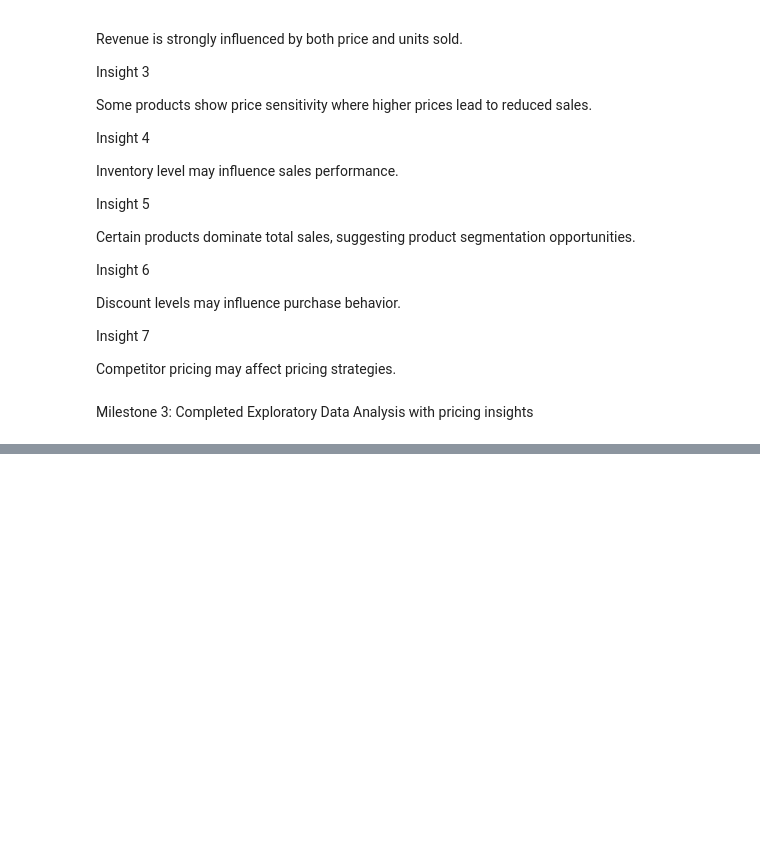
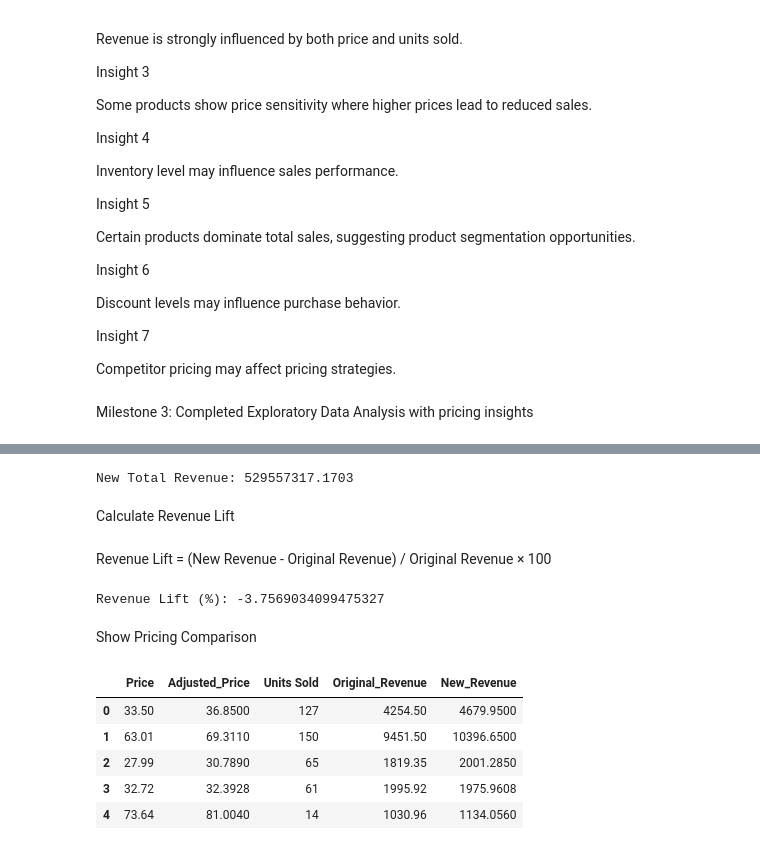
Before and after one commit to Aswinpb/AI_Price_Optima, a Jupyter notebook: notebooks/aswin_eda.ipynb, the cells around one changed output, grey strips where cells are left out. Drawn from its saved outputs; the diff is of its cells as text; code cells hidden in the pictures; blank space fills up the shorter version.

```diff
--- a/notebooks/aswin_eda.ipynb
+++ b/notebooks/aswin_eda.ipynb
@@ -268,0 +328,30 @@ Milestone 3: Completed Exploratory Data Analysis with pricing insights
+# %%
+df["New_Revenue"] = df["Adjusted_Price"] * df["Units Sold"]
+
+new_revenue = df["New_Revenue"].sum()
+
+print("New Total Revenue:", new_revenue)
+# %% [output]
+New Total Revenue: 529557317.1703
+# %% [markdown]
+Calculate Revenue Lift
+# %% [markdown]
+Revenue Lift =
+(New Revenue - Original Revenue) / Original Revenue × 100
+# %%
+revenue_lift = ((new_revenue - original_revenue) / original_revenue) * 100
+
+print("Revenue Lift (%):", revenue_lift)
+# %% [output]
+Revenue Lift (%): -3.7569034099475327
+# %% [markdown]
+Show Pricing Comparison
+# %%
+df[["Price","Adjusted_Price","Units Sold","Original_Revenue","New_Revenue"]].head()
+# %% [output]
+|  | Price | Adjusted_Price | Units Sold | Original_Revenue | New_Revenue |
+| 0 | 33.50 | 36.8500 | 127 | 4254.50 | 4679.9500 |
+| 1 | 63.01 | 69.3110 | 150 | 9451.50 | 10396.6500 |
+| 2 | 27.99 | 30.7890 | 65 | 1819.35 | 2001.2850 |
+| 3 | 32.72 | 32.3928 | 61 | 1995.92 | 1975.9608 |
+| 4 | 73.64 | 81.0040 | 14 | 1030.96 | 1134.0560 |
```
Also changed, not shown: parts of 31 cells of this notebook.
